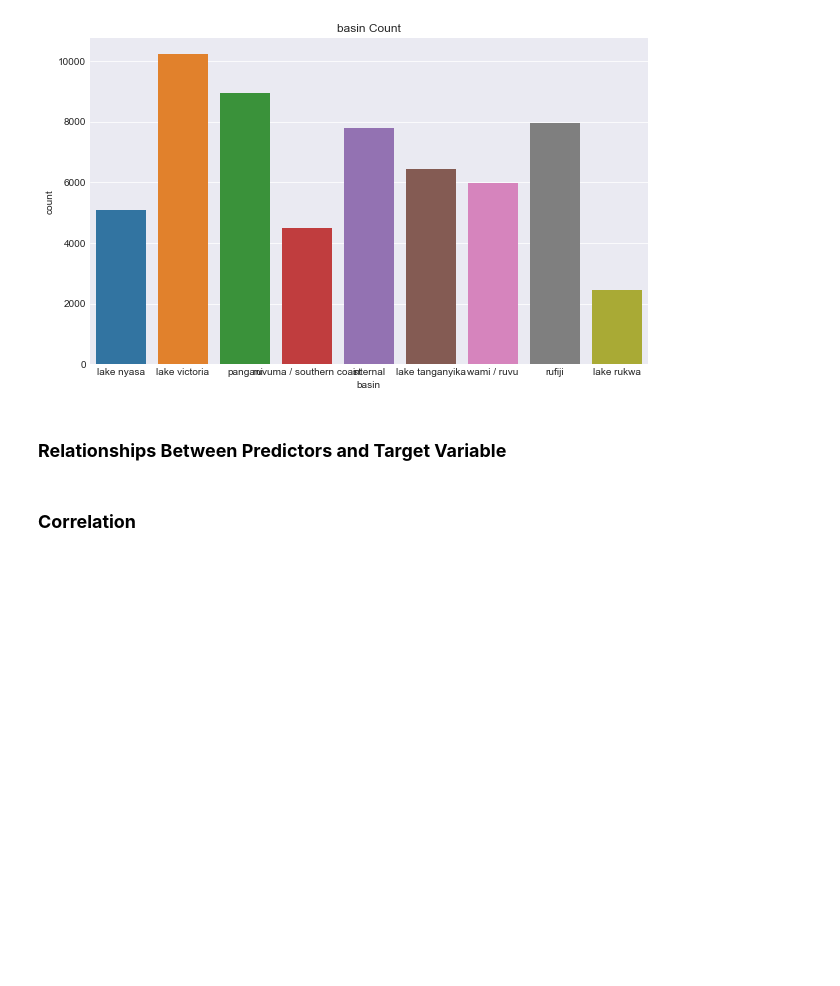
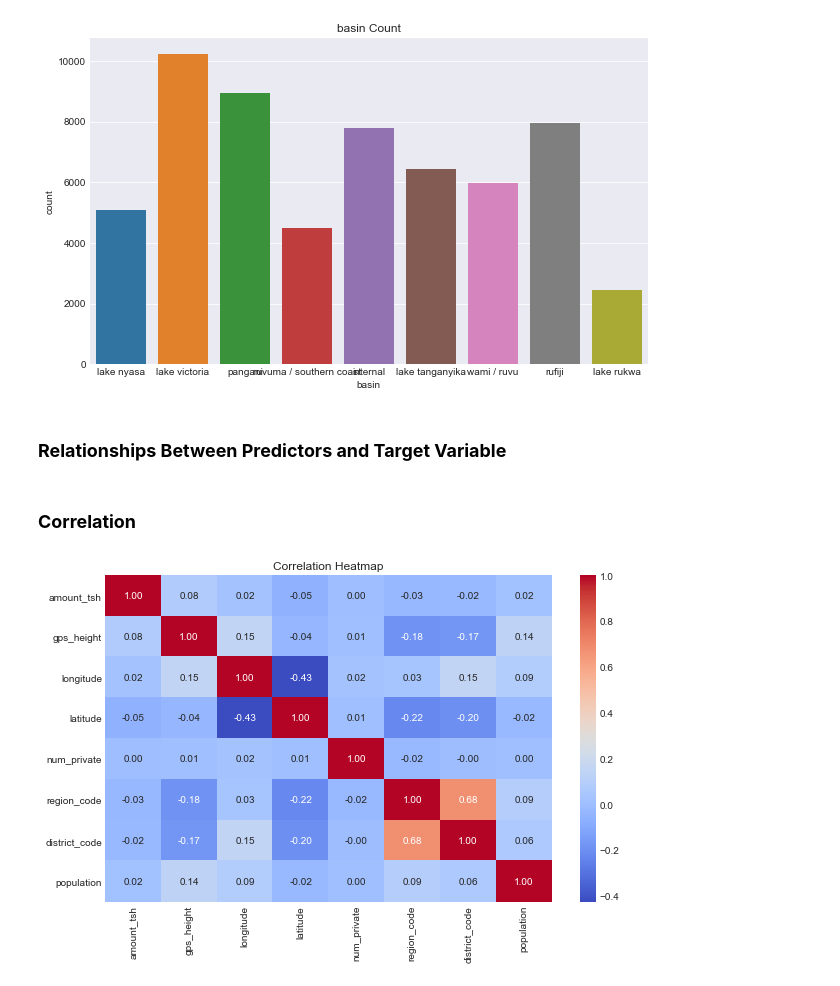
Before and after one commit to Assesa44/Tanzania-Wells-Functionality-Predictions, a Jupyter notebook: Notebooks/wells_analysis.ipynb, the cells around one changed output. Cells and saved outputs as stored; diff of their text form; code cells hidden in the pictures; blank space fills up the shorter version.

Commit message:
updates: added a y_training section in the data cleaning section, fixed the correlation code

```diff
--- a/Notebooks/wells_analysis.ipynb
+++ b/Notebooks/wells_analysis.ipynb
@@ -799,10 +843,12 @@ plot.count('basin')
 # %% [markdown]
 ### **Correlation**
 # %%
-corr = X_cleaned.select_dtypes(include='number').corr()[y_training['status_group']]
+corr = X_cleaned.select_dtypes(include='number').corr()
 
 # Plot
 plt.figure(figsize=(10, 6))
 sns.heatmap(corr, annot=True, cmap='coolwarm', fmt=".2f")
 plt.title('Correlation Heatmap')
 plt.show()
+# %% [output]
+[figure, added]
```
Also changed, not shown: parts of 15 cells of this notebook.
